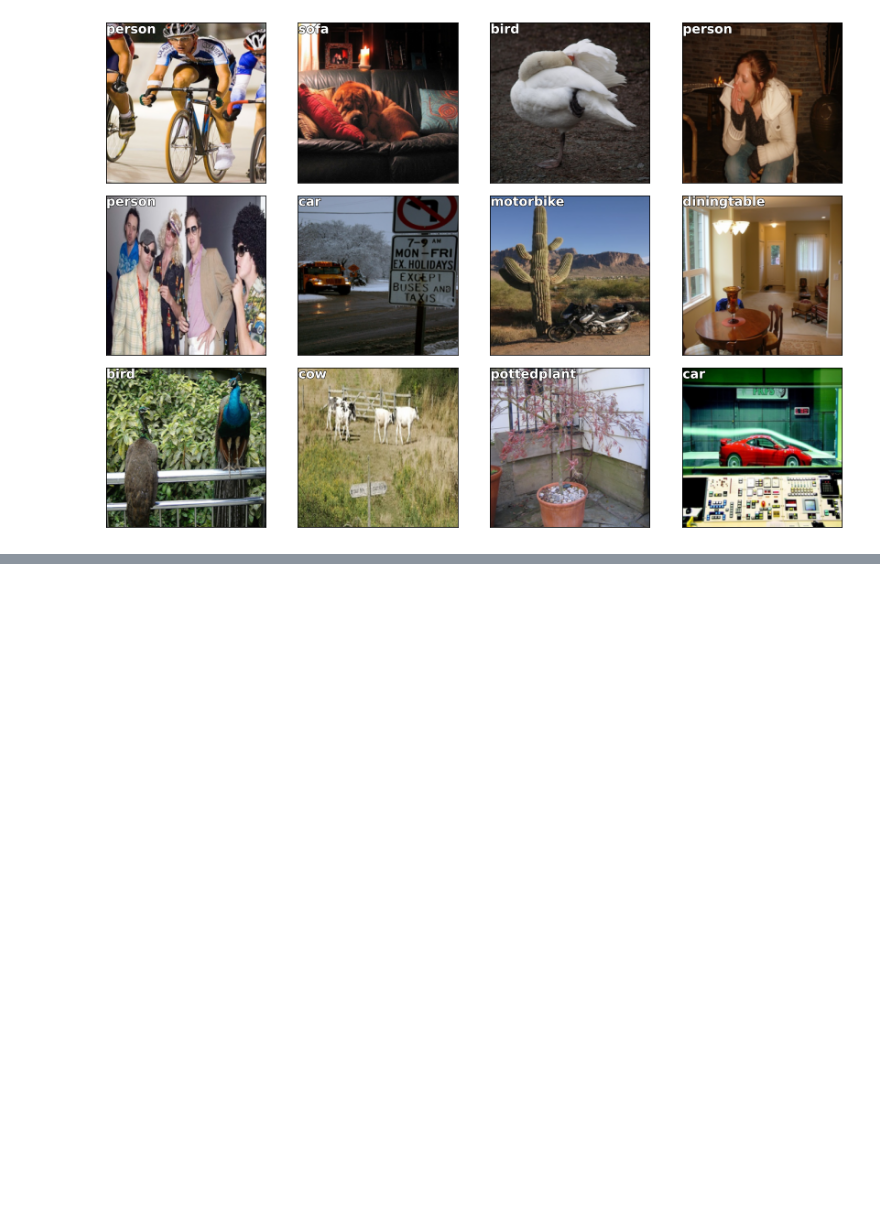
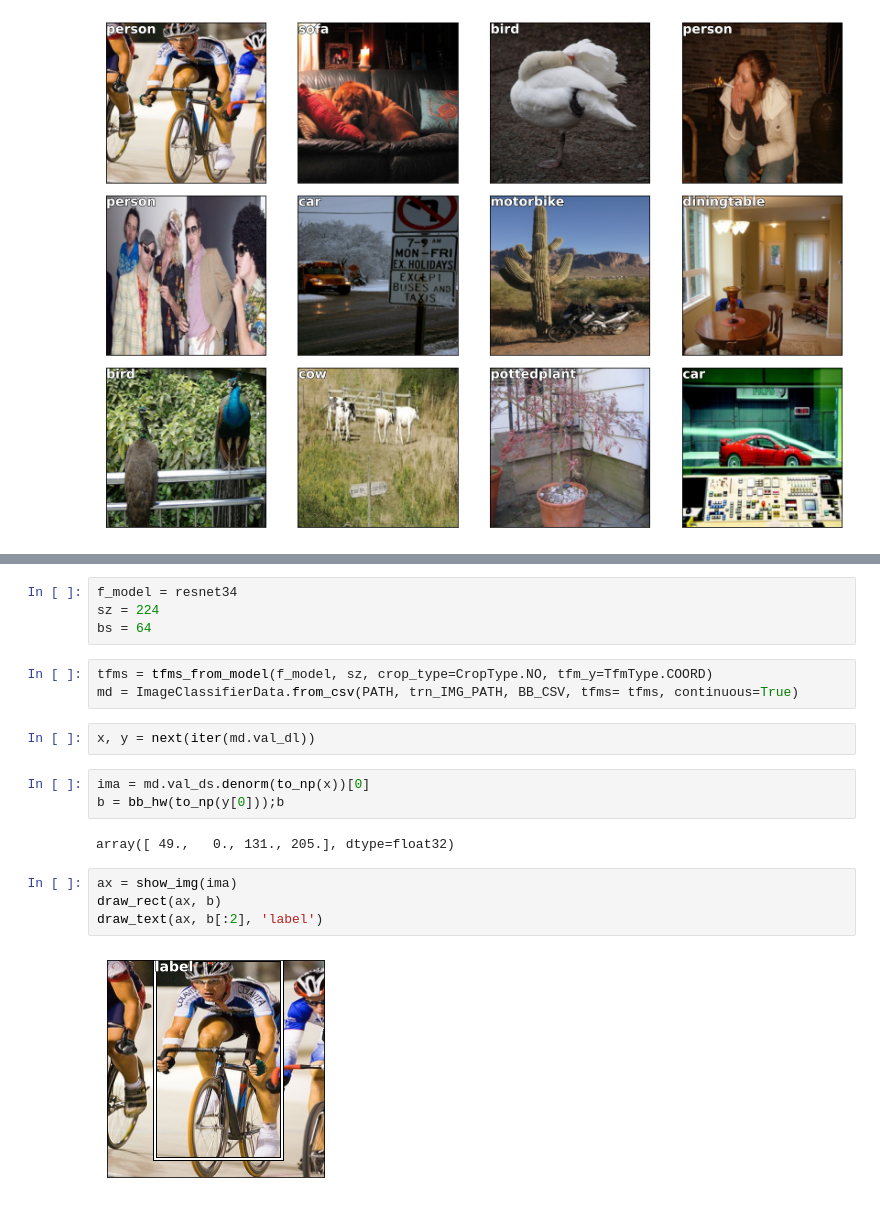
Before and after one commit to mtm-007/older_pytorch_installation, a Jupyter notebook: nb/object_detection_pacal.ipynb, the cells around one changed output, grey strips where cells are left out. Saved outputs shown, nothing was run; the diff lists cells and outputs as text; blank space fills up the shorter version.

Commit message:
add bbox reg_model

```diff
--- a/nb/object_detection_pacal.ipynb
+++ b/nb/object_detection_pacal.ipynb
@@ -325,0 +344,20 @@ Clipping input data to the valid range for imshow with RGB data ([0..1] for floa
+# %%
+f_model = resnet34
+sz = 224
+bs = 64
+# %%
+tfms = tfms_from_model(f_model, sz, crop_type=CropType.NO, tfm_y=TfmType.COORD)
+md = ImageClassifierData.from_csv(PATH, trn_IMG_PATH, BB_CSV, tfms= tfms, continuous=True)
+# %%
+x, y = next(iter(md.val_dl))
+# %%
+ima = md.val_ds.denorm(to_np(x))[0]
+b = bb_hw(to_np(y[0]));b
+# %% [output]
+array([ 49.,   0., 131., 205.], dtype=float32)
+# %%
+ax = show_img(ima)
+draw_rect(ax, b)
+draw_text(ax, b[:2], 'label')
+# %% [output]
+[figure, added]
```
Also changed, not shown: parts of 19 cells of this notebook, 1 other file.
